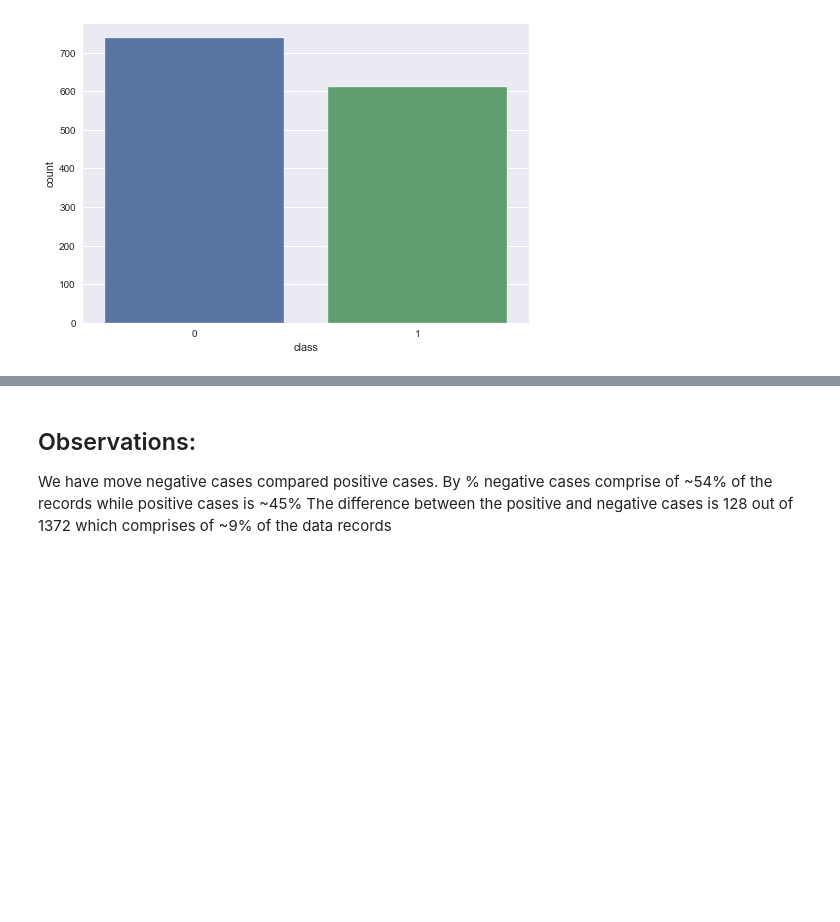
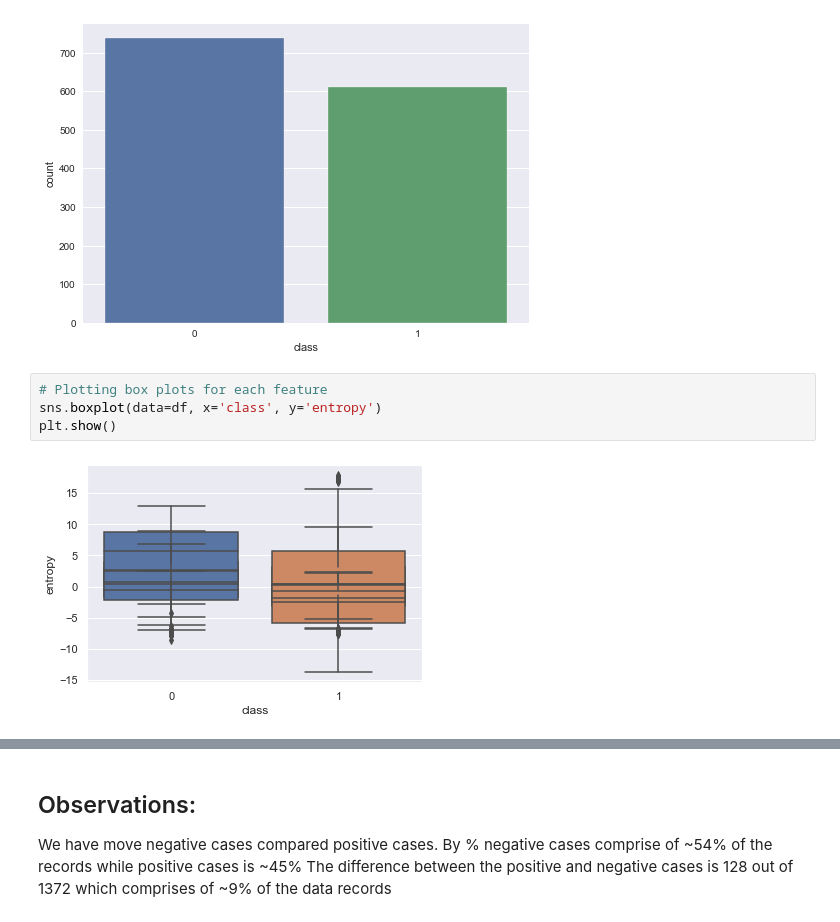
Before and after one commit to Tekhunt/fast-model, a Jupyter notebook: api/ModelTraining.ipynb, the cells around one changed output, grey strips where cells are left out. Drawn from its saved outputs; the diff is of its cells as text; blank space fills up the shorter version.

```diff
--- a/api/ModelTraining.ipynb
+++ b/api/ModelTraining.ipynb
@@ -194,3 +207,9 @@ sns.countplot(df['class'])
 # %% [output]
 <AxesSubplot:xlabel='class', ylabel='count'>
 [figure]
+# %%
+# Plotting box plots for each feature
+sns.boxplot(data=df, x='class', y='entropy')
+plt.show()
+# %% [output]
+[figure, added]
```
Also changed, not shown: parts of 8 cells of this notebook, 2 other files.
